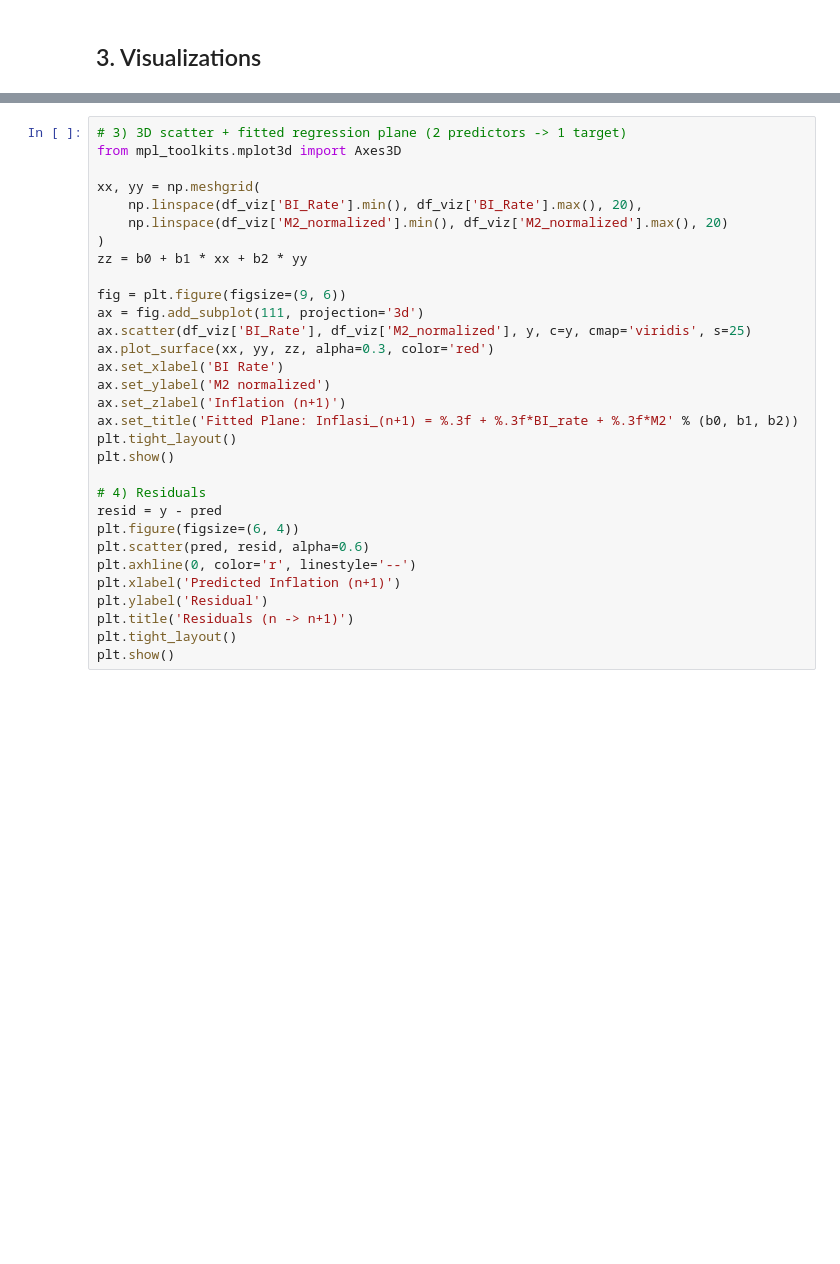
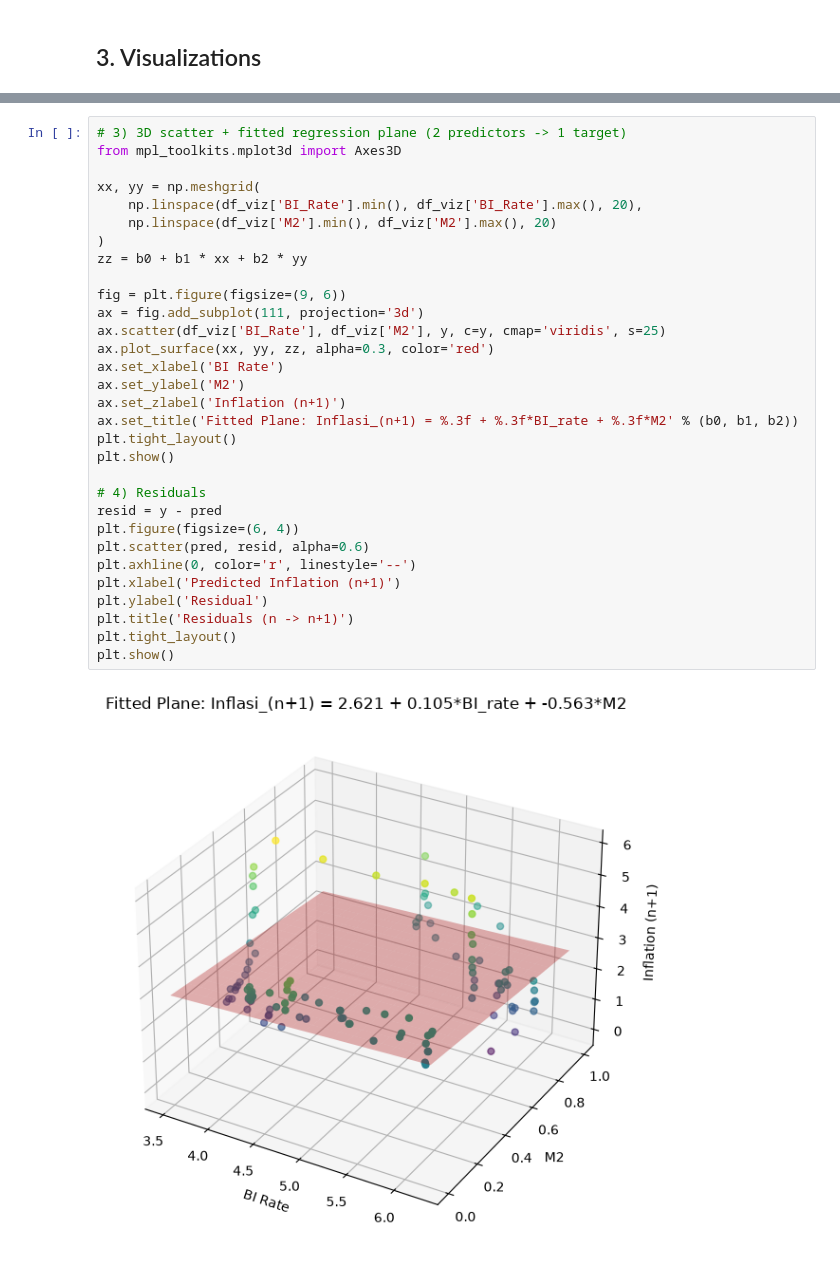
Before and after one commit to thofaa/inflation_YoY_prediction, a Jupyter notebook: Linear_Regression_Model_Nplus1.ipynb, the cells around one changed output, grey strips where cells are left out. Cells and saved outputs as stored; diff of their text form; blank space fills up the shorter version.

```diff
--- a/Linear_Regression_Model_Nplus1.ipynb
+++ b/Linear_Regression_Model_Nplus1.ipynb
@@ -107,31 +113,33 @@ plt.show()
 # %%
 # 3) 3D scatter + fitted regression plane (2 predictors -> 1 target)
 from mpl_toolkits.mplot3d import Axes3D
 
 xx, yy = np.meshgrid(
     np.linspace(df_viz['BI_Rate'].min(), df_viz['BI_Rate'].max(), 20),
-    np.linspace(df_viz['M2_normalized'].min(), df_viz['M2_normalized'].max(), 20)
+    np.linspace(df_viz['M2'].min(), df_viz['M2'].max(), 20)
 )
 zz = b0 + b1 * xx + b2 * yy
 
 fig = plt.figure(figsize=(9, 6))
 ax = fig.add_subplot(111, projection='3d')
-ax.scatter(df_viz['BI_Rate'], df_viz['M2_normalized'], y, c=y, cmap='viridis', s=25)
+ax.scatter(df_viz['BI_Rate'], df_viz['M2'], y, c=y, cmap='viridis', s=25)
 ax.plot_surface(xx, yy, zz, alpha=0.3, color='red')
 ax.set_xlabel('BI Rate')
-ax.set_ylabel('M2 normalized')
+ax.set_ylabel('M2')
 ax.set_zlabel('Inflation (n+1)')
 ax.set_title('Fitted Plane: Inflasi_(n+1) = %.3f + %.3f*BI_rate + %.3f*M2' % (b0, b1, b2))
 plt.tight_layout()
 plt.show()
 
 # 4) Residuals
 resid = y - pred
 plt.figure(figsize=(6, 4))
 plt.scatter(pred, resid, alpha=0.6)
 plt.axhline(0, color='r', linestyle='--')
 plt.xlabel('Predicted Inflation (n+1)')
 plt.ylabel('Residual')
 plt.title('Residuals (n -> n+1)')
 plt.tight_layout()
 plt.show()
+# %% [output]
+[figure, added]
```
Also changed, not shown: parts of 5 cells of this notebook.
